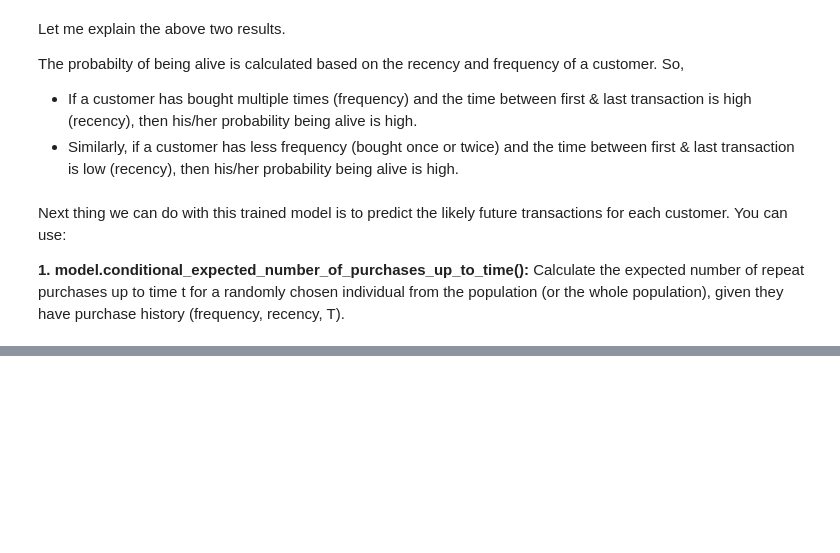
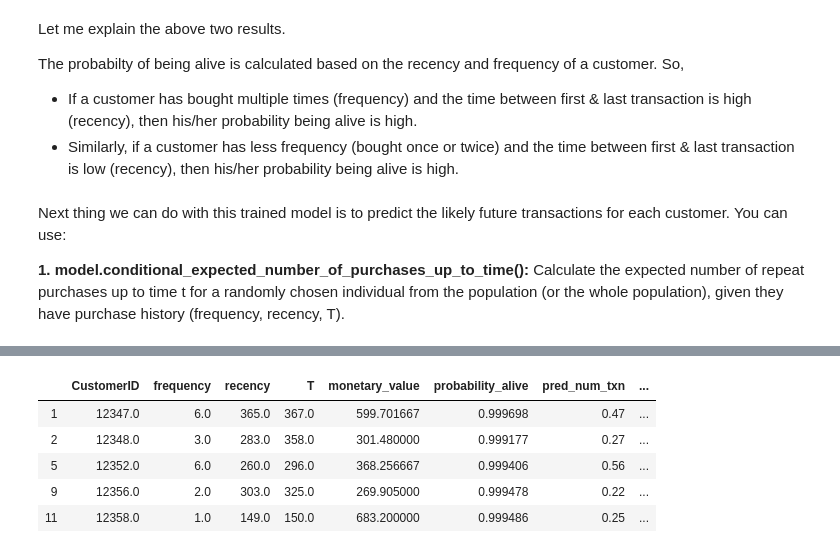
Before and after one commit to hariharan2305/DailyKnowledge, a Jupyter notebook: Customer Lifetime Value/Customer Lifetime Value (CLV).ipynb, the cells around one changed output, grey strips where cells are left out. Drawn from its saved outputs; the diff is of its cells as text; code cells hidden in the pictures; blank space fills up the shorter version.

```diff
--- a/Customer Lifetime Value/Customer Lifetime Value (CLV).ipynb
+++ b/Customer Lifetime Value/Customer Lifetime Value (CLV).ipynb
@@ -457,0 +552,18 @@ summary.sort_values(by='pred_num_txn', ascending=False).head(10).reset_index()
+# %%
+# Predicting Customer Lifetime Value for the next 30 days
+summary['predicted_clv'] =      ggf.customer_lifetime_value(bgf,
+                                                               summary['frequency'],
+                                                               summary['recency'],
+                                                               summary['T'],
+                                                               summary['monetary_value'],
+                                                               time=1,     # lifetime in months
+                                                               freq='D',   # frequency in which the data is present(T)
+                                                               discount_rate=0.01) # discount rate
+summary.head()
+# %% [output]
+|  | CustomerID | frequency | recency | T | monetary_value | probability_alive | pred_num_txn | ... |
+| 1 | 12347.0 | 6.0 | 365.0 | 367.0 | 599.701667 | 0.999698 | 0.47 | ... |
+| 2 | 12348.0 | 3.0 | 283.0 | 358.0 | 301.480000 | 0.999177 | 0.27 | ... |
+| 5 | 12352.0 | 6.0 | 260.0 | 296.0 | 368.256667 | 0.999406 | 0.56 | ... |
+| 9 | 12356.0 | 2.0 | 303.0 | 325.0 | 269.905000 | 0.999478 | 0.22 | ... |
+| 11 | 12358.0 | 1.0 | 149.0 | 150.0 | 683.200000 | 0.999486 | 0.25 | ... |
```
Also changed, not shown: parts of 23 cells of this notebook.
